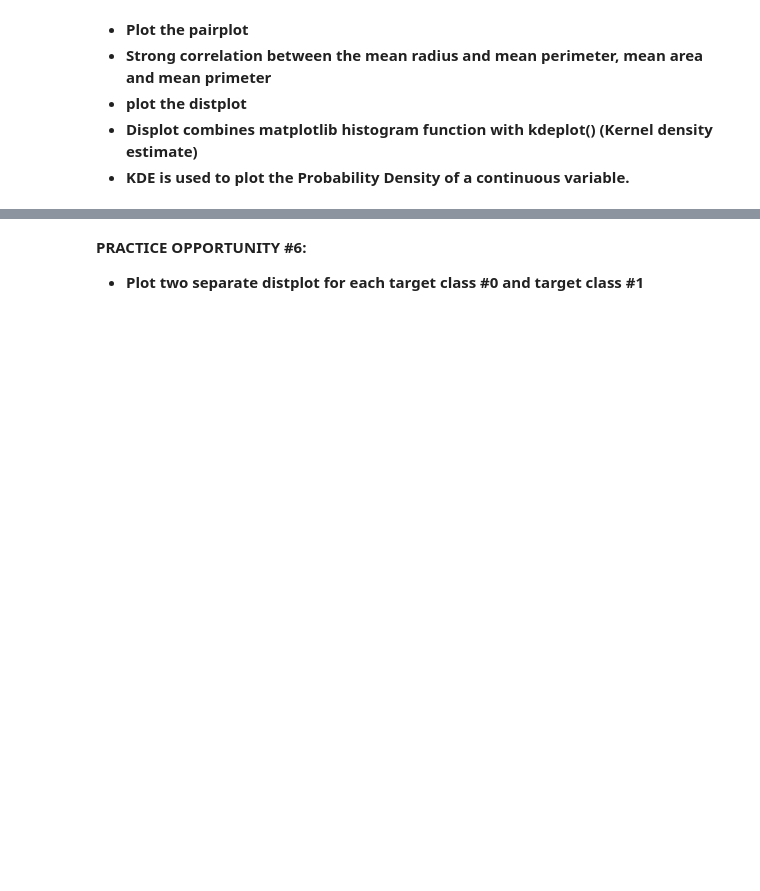
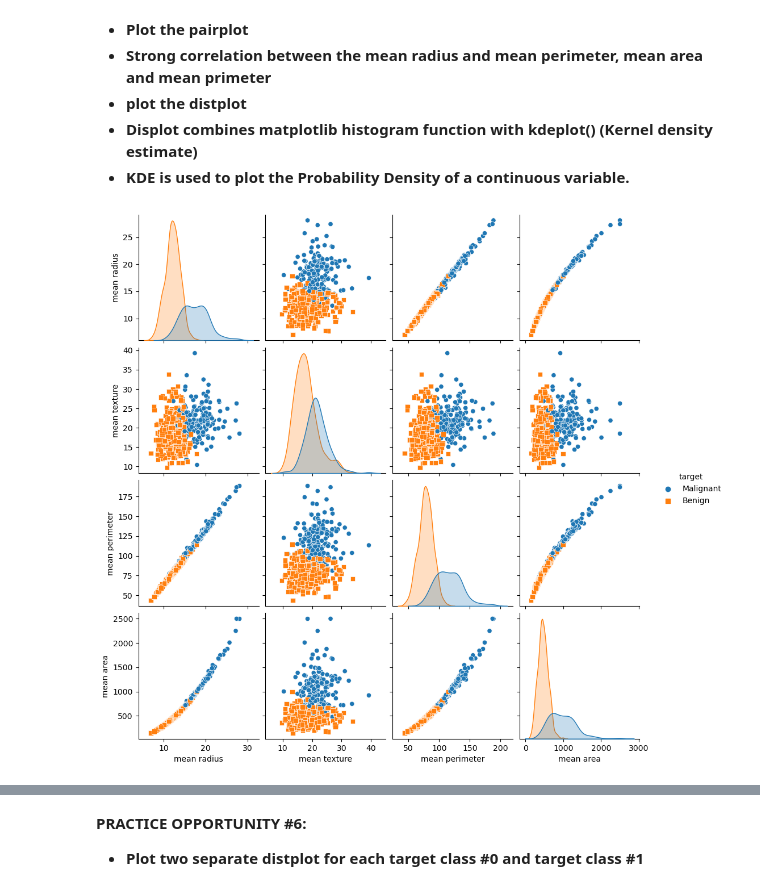
Before and after one commit to easgarli/datascience_bootcamp, a Jupyter notebook: Data Module Projects-2024-july/EDA Project/EDA Project_Elnur_Asgarli.ipynb, the cells around one changed output, grey strips where cells are left out. Saved outputs shown, nothing was run; the diff lists cells and outputs as text; code cells hidden in the pictures; blank space fills up the shorter version.

```diff
--- a/Data Module Projects-2024-july/EDA Project/EDA Project_Elnur_Asgarli.ipynb
+++ b/Data Module Projects-2024-july/EDA Project/EDA Project_Elnur_Asgarli.ipynb
@@ -1218,3 +1212,10 @@ Benign tumors (blue points) are clustered around lower values of mean radius and
 - **plot the distplot**
 - **Displot combines matplotlib histogram function with kdeplot() (Kernel density estimate)**
 - **KDE is used to plot the Probability Density of a continuous variable.**
+# %%
+# Pair plot of selected features
+selected_features = ['mean radius', 'mean texture', 'mean perimeter', 'mean area', 'target']
+sns.pairplot(df_can[selected_features], hue='target', markers=["o", "s"])
+plt.show()
+# %% [output]
+[figure, added]
```
Also changed, not shown: parts of 10 cells of this notebook, 1 other file.
